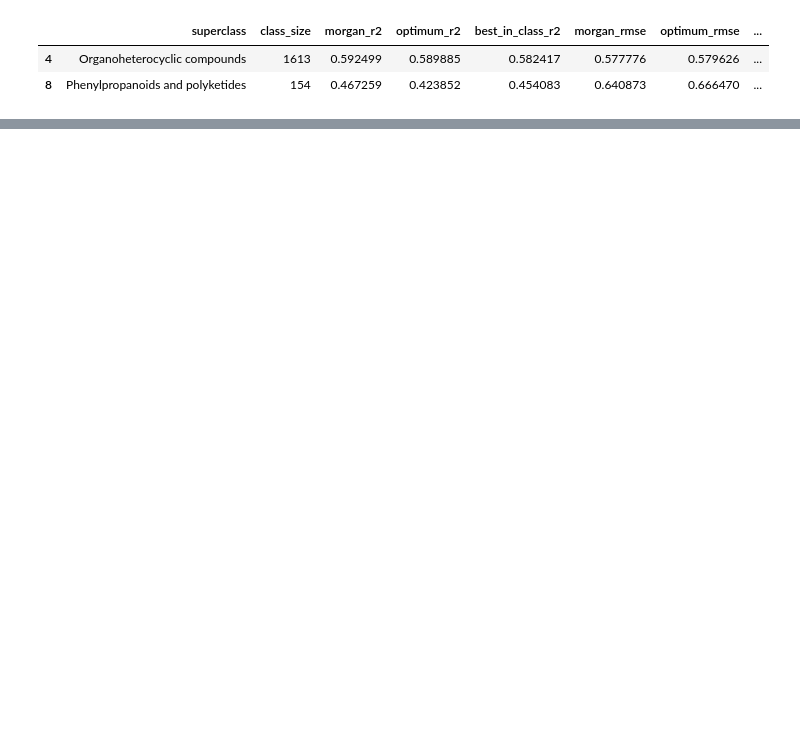
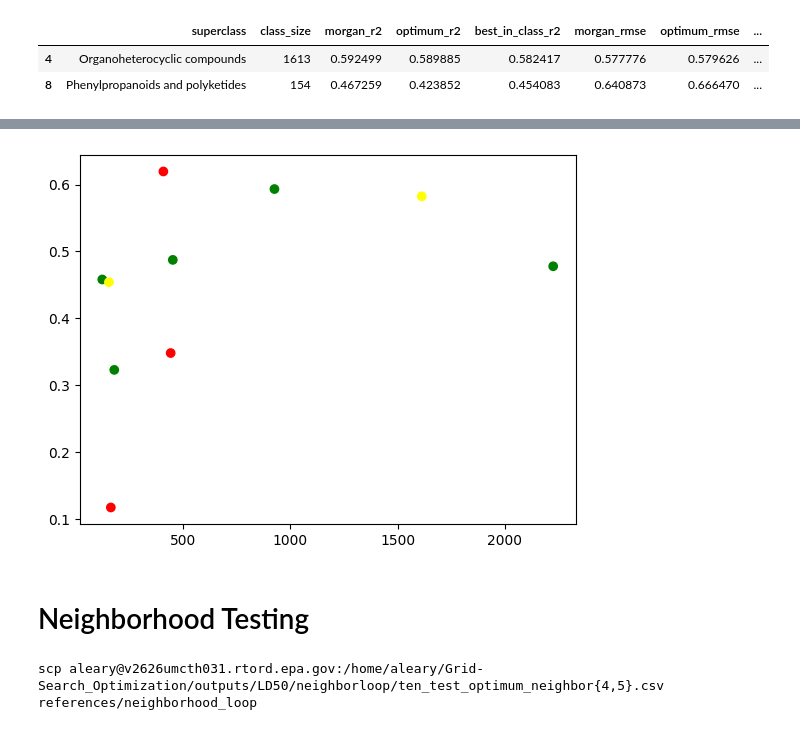
Before and after one commit to patlewig/genra-hybrid, a Jupyter notebook: notebooks/04-ajl-data_collection_LD50.ipynb, the cells around one changed output, grey strips where cells are left out. Saved outputs shown, nothing was run; the diff lists cells and outputs as text; code cells hidden in the pictures; blank space fills up the shorter version.

Commit message:
TEST tests and ClassyFire clusters

```diff
--- a/notebooks/04-ajl-data_collection_LD50.ipynb
+++ b/notebooks/04-ajl-data_collection_LD50.ipynb
@@ -855,0 +953,12 @@ plt.show()
+# %%
+plt.scatter(x = class_results['class_size'], y = class_results['best_in_class_r2'], c = ['green', 'red', 'green', 'red', 'yellow', 'green', 'red', 'green', 'yellow', 'green'])
+plt.show()
+# %% [output]
+[figure, added]
+# %% [markdown]
+# Neighborhood Testing
+# %%
+#Import the neighborhood results
+print('scp aleary@v2626umcth031.rtord.epa.gov:/home/aleary/Grid-Search_Optimization/outputs/LD50/neighborloop/ten_test_optimum_neighbor{4,5}.csv references/neighborhood_loop')
+# %% [output]
+scp aleary@v2626umcth031.rtord.epa.gov:/home/aleary/Grid-Search_Optimization/outputs/LD50/neighborloop/ten_test_optimum_neighbor{4,5}.csv references/neighborhood_loop
```
Also changed, not shown: parts of 21 cells of this notebook, 2 other files.
